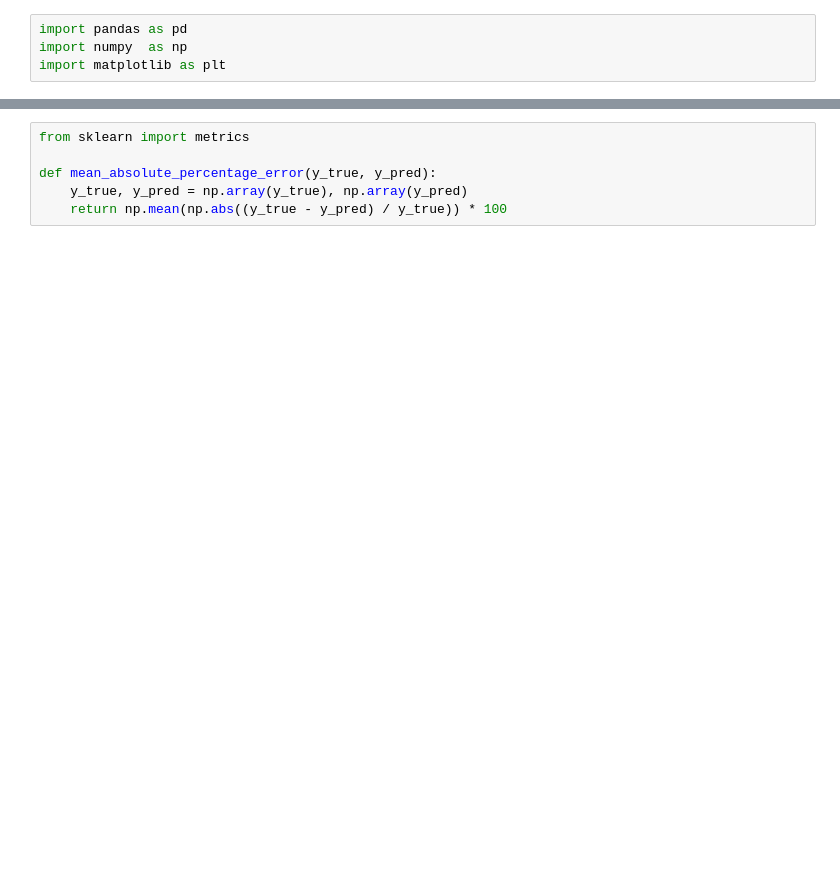
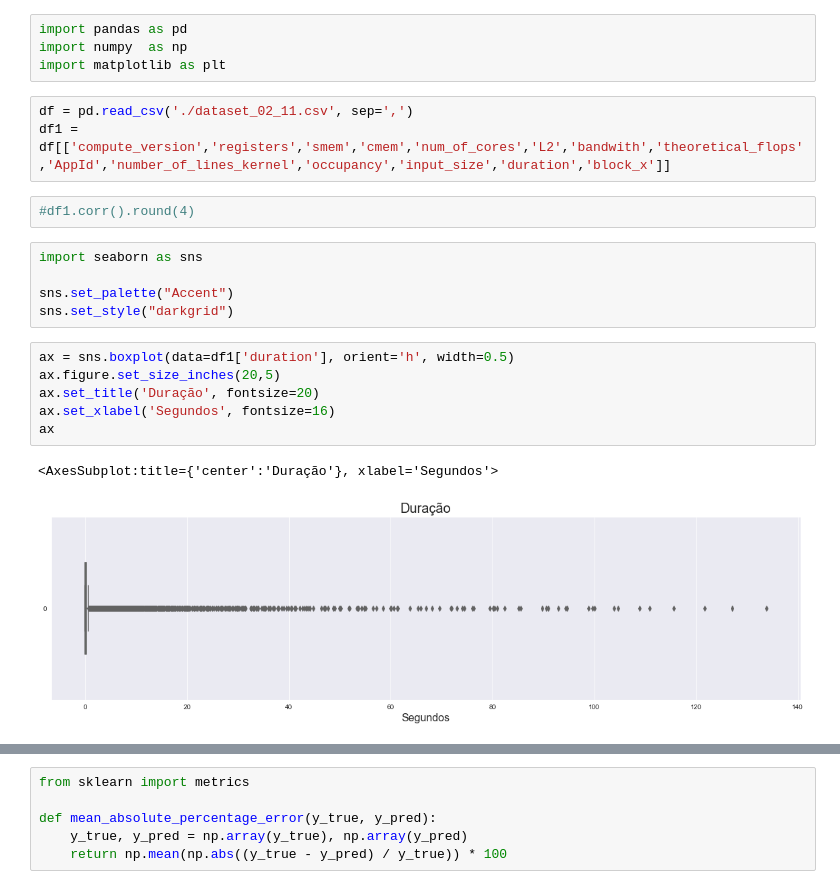
Before and after one commit to luanrsiqueira/cuda_project, a Jupyter notebook: teste.ipynb, the cells around one changed output, grey strips where cells are left out. Saved outputs shown, nothing was run; the diff lists cells and outputs as text; blank space fills up the shorter version.

```diff
--- a/teste.ipynb
+++ b/teste.ipynb
@@ -2,3 +2,22 @@
 import pandas as pd
 import numpy  as np
 import matplotlib as plt
+# %%
+df = pd.read_csv('./dataset_02_11.csv', sep=',')
+df1 = df[['compute_version','registers','smem','cmem','num_of_cores','L2','bandwith','theoretical_flops','AppId','number_of_lines_kernel','occupancy','input_size','duration','block_x']]
+# %%
+#df1.corr().round(4)
+# %%
+import seaborn as sns
+
+sns.set_palette("Accent")
+sns.set_style("darkgrid")
+# %%
+ax = sns.boxplot(data=df1['duration'], orient='h', width=0.5)
+ax.figure.set_size_inches(20,5)
+ax.set_title('Duração', fontsize=20)
+ax.set_xlabel('Segundos', fontsize=16)
+ax
+# %% [output]
+<AxesSubplot:title={'center':'Duração'}, xlabel='Segundos'>
+[figure, added]
```
Also changed, not shown: parts of 7 cells of this notebook, 12 other files.
